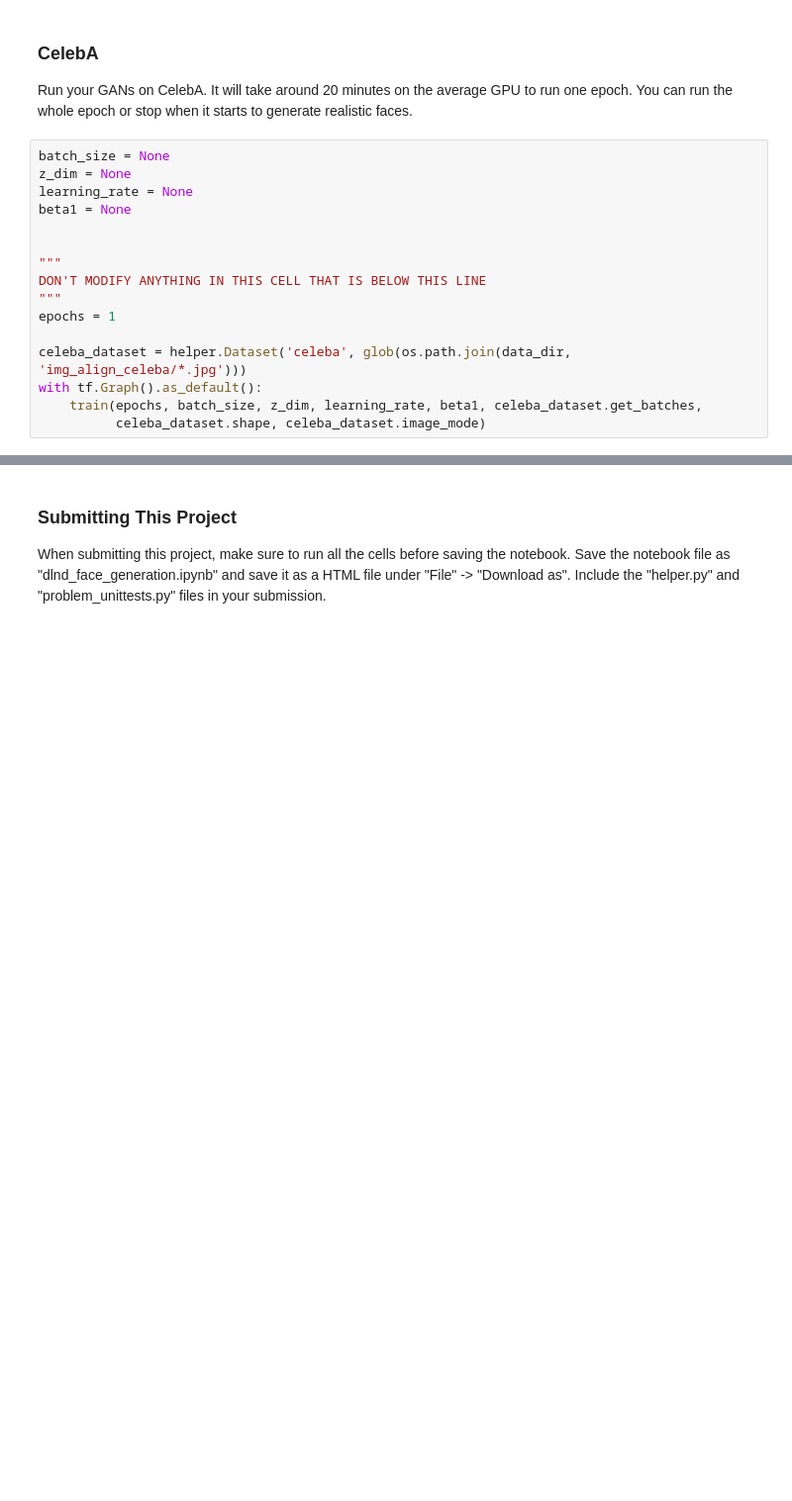
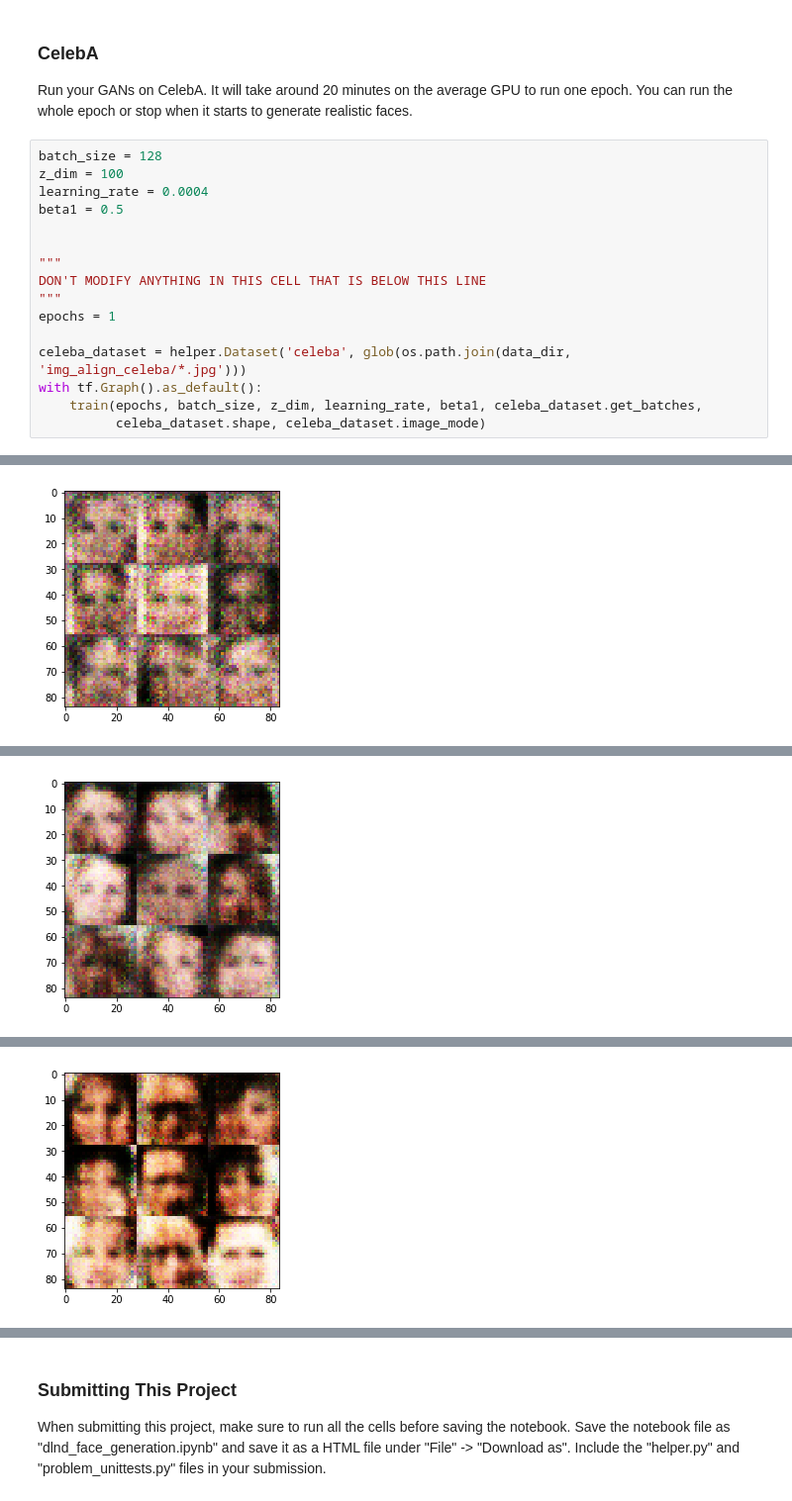
Before and after one commit to arkitpatel/Generate-Faces-DLND, a Jupyter notebook: dlnd_face_generation.ipynb, the cells around one changed output, grey strips where cells are left out. Shown at 99% size. Drawn from its saved outputs; the diff is of its cells as text; blank space fills up the shorter version.

```diff
--- a/dlnd_face_generation.ipynb
+++ b/dlnd_face_generation.ipynb
@@ -407,10 +409,10 @@ Epoch 1/2... Discriminator Loss: 1.2500... Generator Loss: 5.0918
 ### CelebA
 Run your GANs on CelebA.  It will take around 20 minutes on the average GPU to run one epoch.  You can run the whole epoch or stop when it starts to generate realistic faces.
 # %%
-batch_size = None
-z_dim = None
-learning_rate = None
-beta1 = None
+batch_size = 128
+z_dim = 100
+learning_rate = 0.0004
+beta1 = 0.5
 
 
 """
@@ -422,3 +424,4 @@ celeba_dataset = helper.Dataset('celeba', glob(os.path.join(data_dir, 'img_align
 with tf.Graph().as_default():
     train(epochs, batch_size, z_dim, learning_rate, beta1, celeba_dataset.get_batches,
           celeba_dataset.shape, celeba_dataset.image_mode)
+# %% [output]
@@ -424,0 +429 @@ with tf.Graph().as_default():
+[figure, added]
@@ -424,0 +431 @@ with tf.Graph().as_default():
+[figure, added]
@@ -424,0 +433 @@ with tf.Graph().as_default():
+[figure, added]
```
Also changed, not shown: parts of 6 cells of this notebook.
